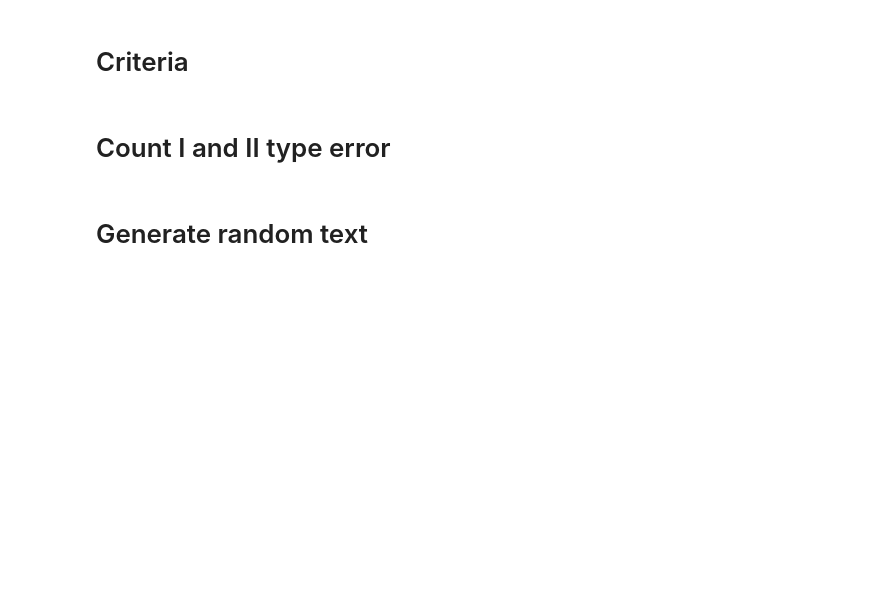
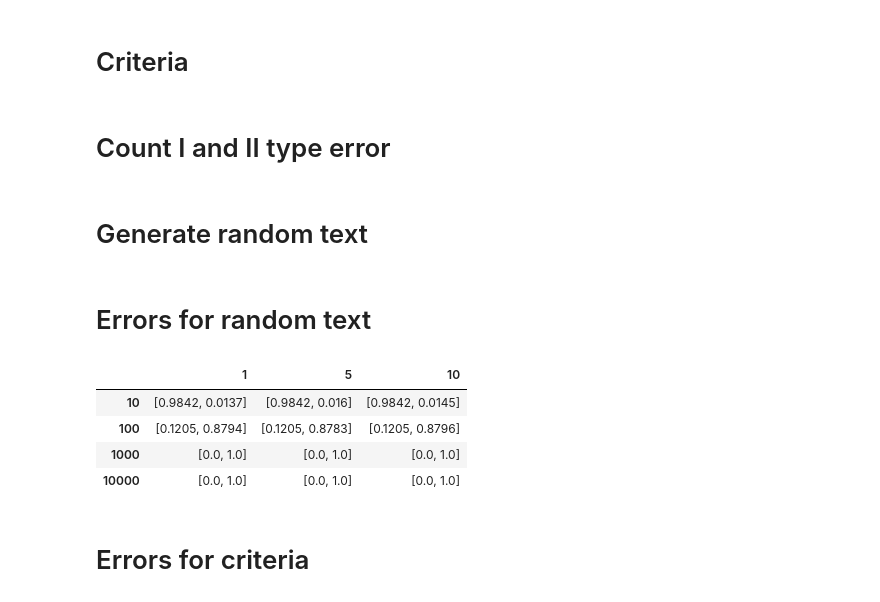
Before and after one commit to andrew-kolomiets/Cryptanalysis, a Jupyter notebook: Lab-2/code.ipynb, the cells around one changed output. Drawn from its saved outputs; the diff is of its cells as text; code cells hidden in the pictures; blank space fills up the shorter version.

```diff
--- a/Lab-2/code.ipynb
+++ b/Lab-2/code.ipynb
@@ -788,3 +788,15 @@ def random_text():
     # альфу бету обчислили
 
     return result # вивід детафрему з альфами та бетами.
+# %% [markdown]
+# Errors for random text
+# %%
+random_text()
+# %% [output]
+|  | 1 | 5 | 10 |
+| 10 | [0.9842, 0.0137] | [0.9842, 0.016] | [0.9842, 0.0145] |
+| 100 | [0.1205, 0.8794] | [0.1205, 0.8783] | [0.1205, 0.8796] |
+| 1000 | [0.0, 1.0] | [0.0, 1.0] | [0.0, 1.0] |
+| 10000 | [0.0, 1.0] | [0.0, 1.0] | [0.0, 1.0] |
+# %% [markdown]
+# Errors for criteria
```
